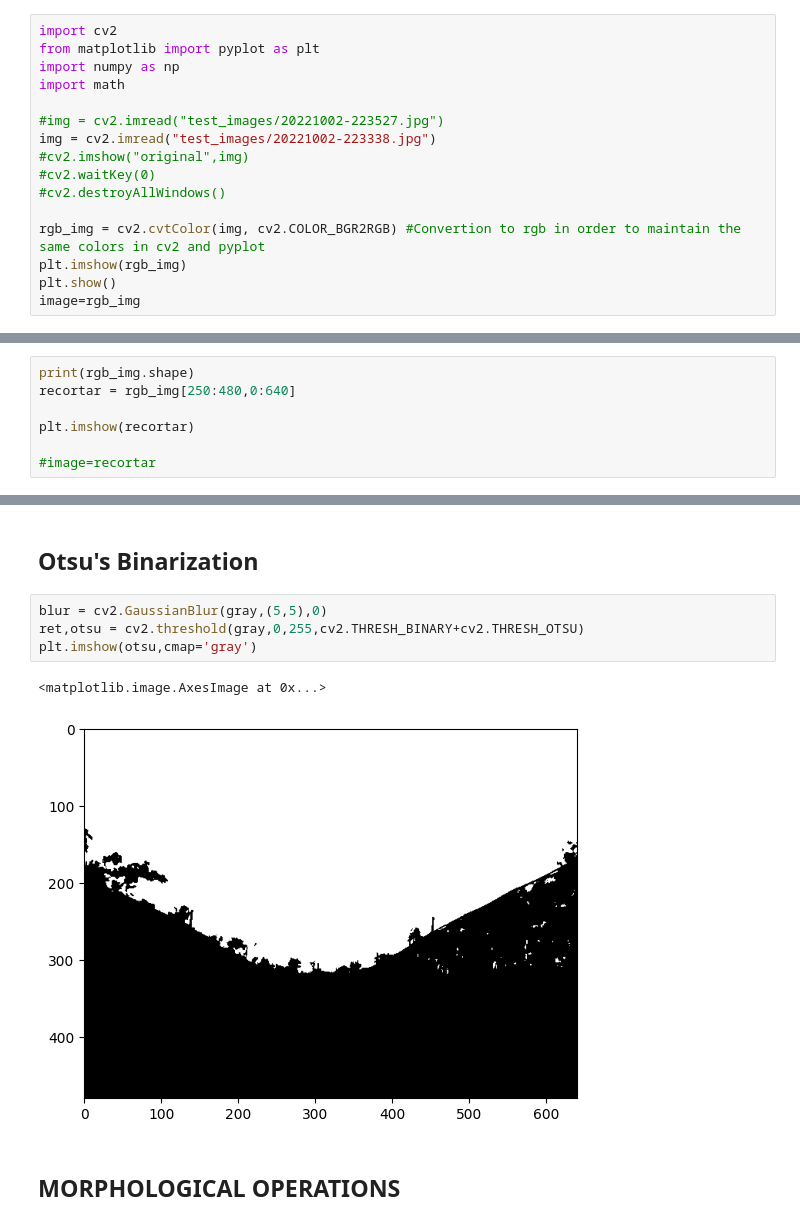
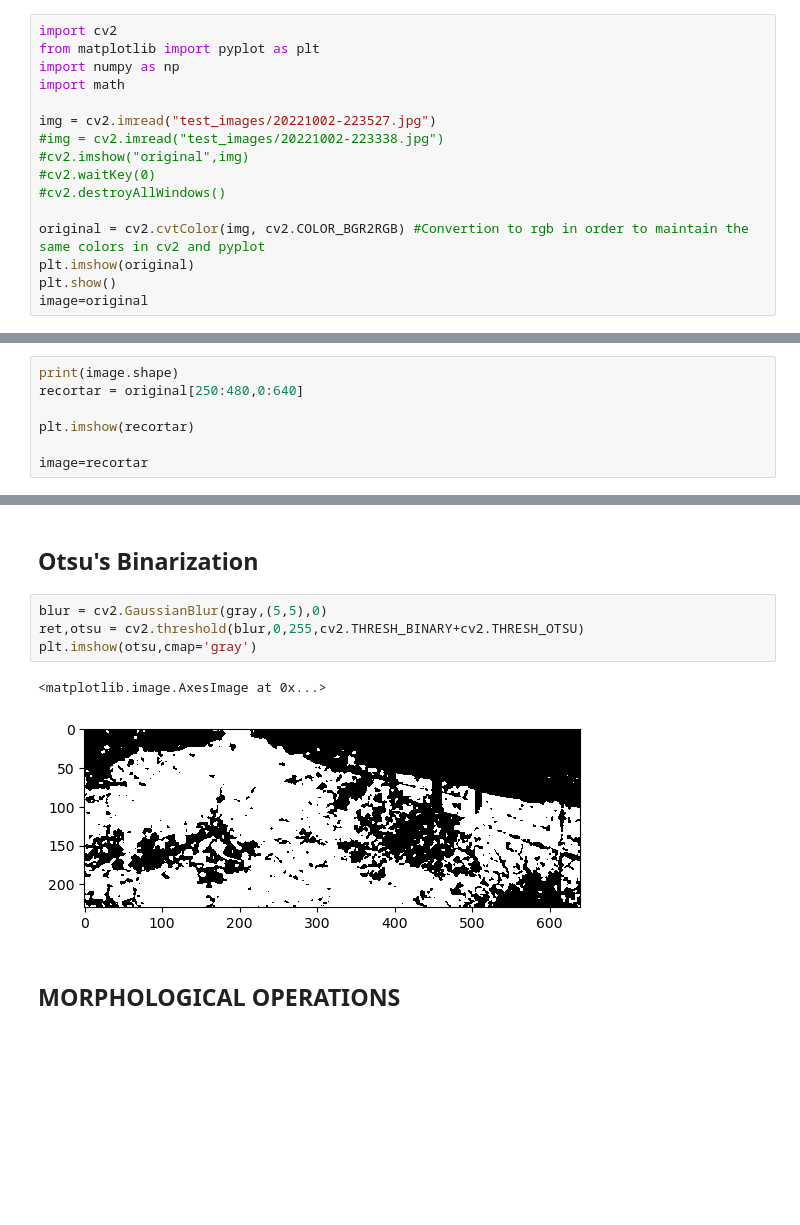
Before and after one commit to Javier-P-C/lines_vineyard, a Jupyter notebook: scripts/filterTest copy.ipynb, the cells around one changed output, grey strips where cells are left out. Cells and saved outputs as stored; diff of their text form; blank space fills up the shorter version.

```diff
--- a/scripts/filterTest copy.ipynb
+++ b/scripts/filterTest copy.ipynb
@@ -6,14 +6,14 @@ from matplotlib import pyplot as plt
 import numpy as np
 import math
 
-#img = cv2.imread("test_images/20221002-223527.jpg")
-img = cv2.imread("test_images/20221002-223338.jpg")
+img = cv2.imread("test_images/20221002-223527.jpg")
+#img = cv2.imread("test_images/20221002-223338.jpg")
 #cv2.imshow("original",img)
 #cv2.waitKey(0)
 #cv2.destroyAllWindows()
 
-rgb_img = cv2.cvtColor(img, cv2.COLOR_BGR2RGB) #Convertion to rgb in order to maintain the same colors in cv2 and pyplot
-plt.imshow(rgb_img)
+original = cv2.cvtColor(img, cv2.COLOR_BGR2RGB) #Convertion to rgb in order to maintain the same colors in cv2 and pyplot
+plt.imshow(original)
 plt.show()
-image=rgb_img
+image=original
 # %% [output]
@@ -21,9 +35,9 @@ image=rgb_img
 # %%
-print(rgb_img.shape)
-recortar = rgb_img[250:480,0:640]
+print(image.shape)
+recortar = original[250:480,0:640]
 
 plt.imshow(recortar)
 
-#image=recortar
+image=recortar
 # %% [output]
 (480, 640, 3)
@@ -42,11 +55,11 @@ gray.shape
 ## Otsu's Binarization
 # %%
 blur = cv2.GaussianBlur(gray,(5,5),0)
-ret,otsu = cv2.threshold(gray,0,255,cv2.THRESH_BINARY+cv2.THRESH_OTSU)
+ret,otsu = cv2.threshold(blur,0,255,cv2.THRESH_BINARY+cv2.THRESH_OTSU)
 plt.imshow(otsu,cmap='gray')
 # %% [output]
 <matplotlib.image.AxesImage at 0x...>
-[figure, old version]
+[figure, new version]
 # %% [markdown]
 ## MORPHOLOGICAL OPERATIONS
 # %%
```
Also changed, not shown: parts of 7 cells of this notebook, 2 other files.
